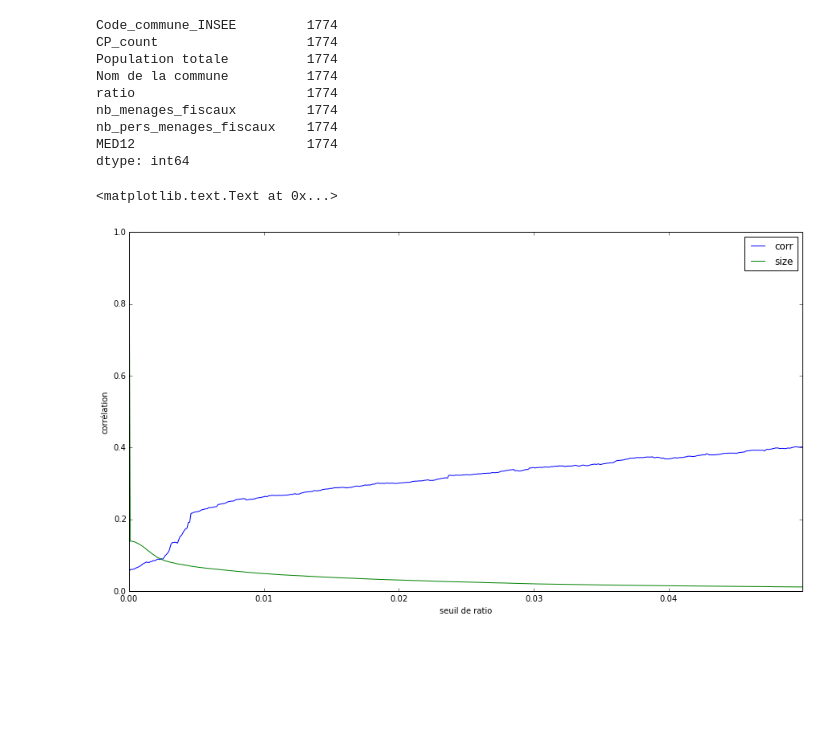
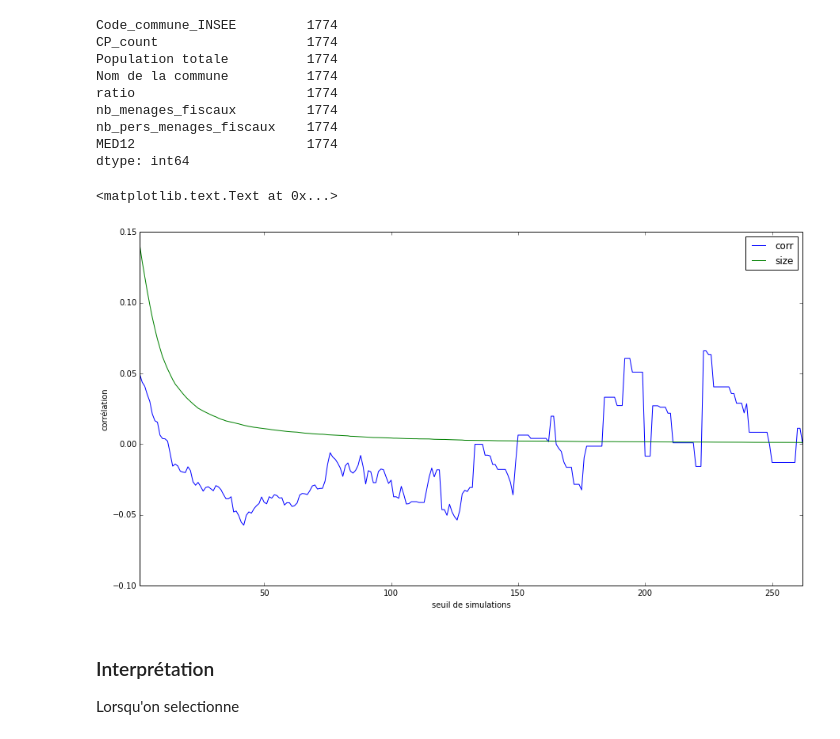
Before and after one commit to betagouv/mes-aides-analytics, a Jupyter notebook: python/plot_CP.ipynb, the cells around one changed output. Drawn from its saved outputs; the diff is of its cells as text; code cells hidden in the pictures; blank space fills up the shorter version.

Commit message:
correlations avec seuil de simulations minimal

```diff
--- a/python/plot_CP.ipynb
+++ b/python/plot_CP.ipynb
@@ -268,26 +268,32 @@ nb_pers_menages_fiscaux    1774
 MED12                      1774
 dtype: int64
 # %%
-ratio_threshold = np.arange(0, 0.05, 0.0001)
+ratio_threshold = np.arange(1, 1000, 1)
 l_corr = []
 l_size = []
 l_thresh = []
+nb_communes = postal_count.shape[0]
 
 for thresh in ratio_threshold:
-    postal_count_thresh = postal_count.loc[postal_count.ratio >= thresh]
-    size = postal_count.loc[postal_count.ratio >= thresh].shape[0] / postal_count.shape[0]
-    corr = postal_count_thresh.CP_count.corr(postal_count_thresh.MED12)
-    l_corr.append(corr)
-    l_size.append(size)
-    l_thresh.append(thresh)
+    if (nb_communes > 40):
+        postal_count_thresh = postal_count.loc[postal_count.CP_count >= thresh]
+        corr = postal_count_thresh.CP_count.corr(postal_count_thresh.MED12)
+        nb_communes = postal_count.loc[postal_count.CP_count >= thresh].shape[0]
+        nb_communes_ratio = postal_count.loc[postal_count.CP_count >= thresh].shape[0] / postal_count.shape[0]
+        l_corr.append(corr)
+        l_size.append(nb_communes_ratio)
+        l_thresh.append(thresh)
+    else:
+        break
+
 df_res = pd.DataFrame()
 df_res['corr'] = l_corr
 df_res['size'] = l_size
 df_res.index = l_thresh
 df_res.plot(figsize=(15, 8))
-plt.xlabel('seuil de ratio')
+plt.xlabel('seuil de simulations')
 plt.ylabel('corrélation')
 #pd.DataFrame(l_size).plot()
 # %% [output]
 <matplotlib.text.Text at 0x...>
-[figure, old version]
+[figure, new version]
@@ -293,0 +302,4 @@ plt.ylabel('corrélation')
+# %% [markdown]
+### Interprétation
+
+Lorsqu'on selectionne
```
Also changed, not shown: parts of 1 cell of this notebook.
